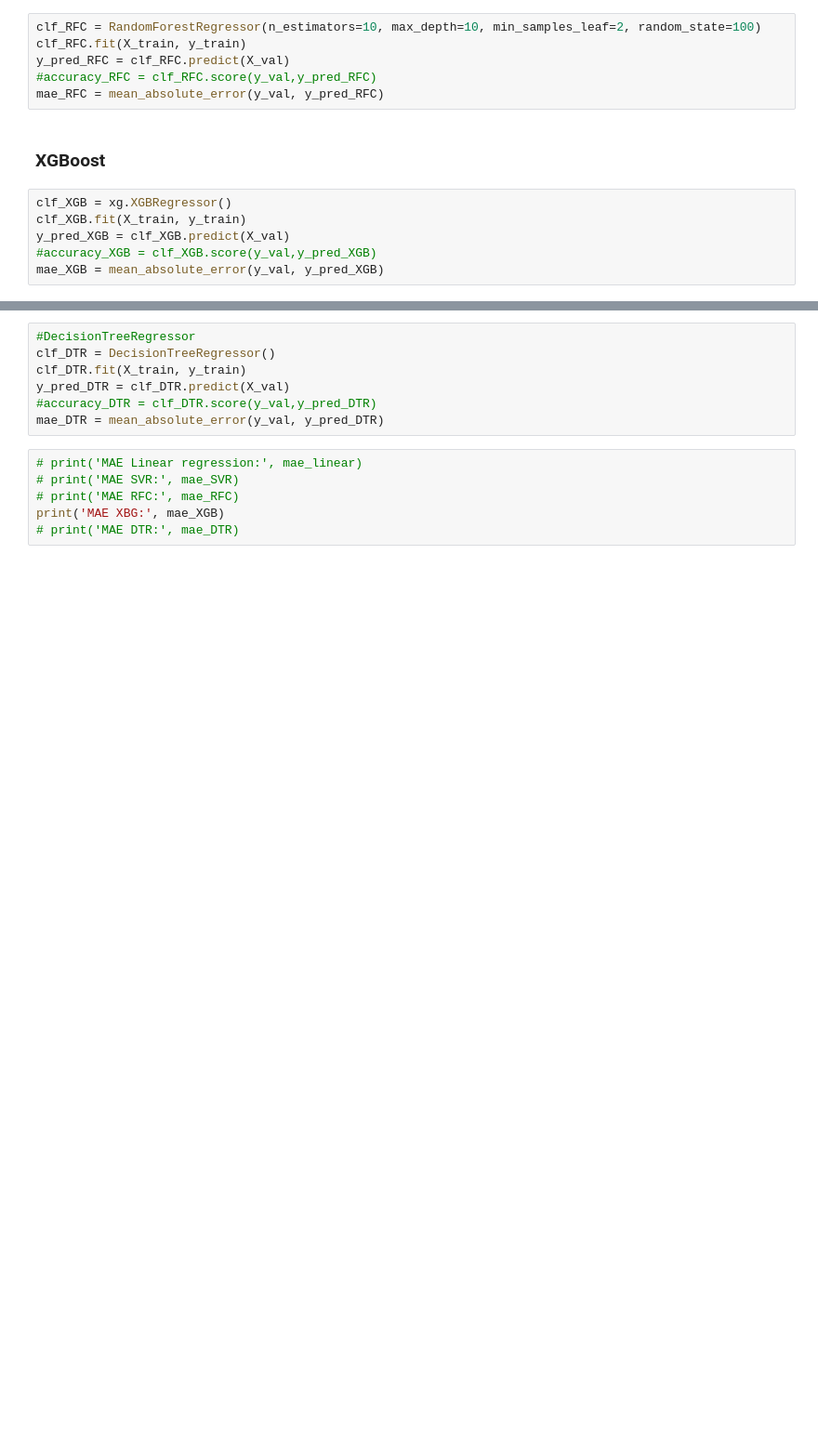
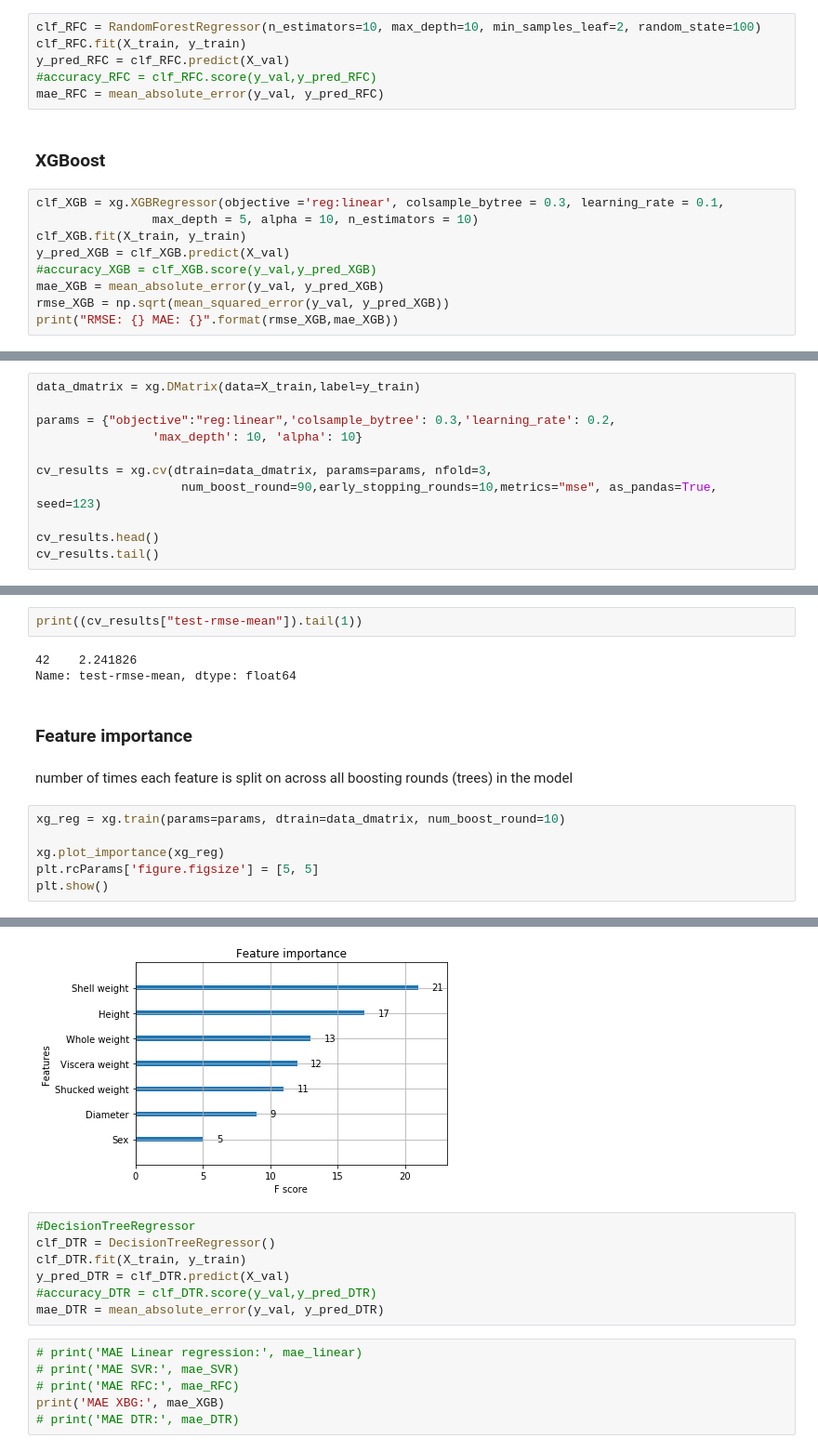
Before and after one commit to PatrykKerlin/jdsz2-wenus, a Jupyter notebook: projekt_ML/Projekt_ML.ipynb, the cells around one changed output, grey strips where cells are left out. Shown at 93% size. Cells and saved outputs as stored; diff of their text form; blank space fills up the shorter version.

```diff
--- a/projekt_ML/Projekt_ML.ipynb
+++ b/projekt_ML/Projekt_ML.ipynb
@@ -119,8 +191,11 @@ mae_RFC = mean_absolute_error(y_val, y_pred_RFC)
 # %% [markdown]
 ### XGBoost
 # %%
-clf_XGB = xg.XGBRegressor()
+clf_XGB = xg.XGBRegressor(objective ='reg:linear', colsample_bytree = 0.3, learning_rate = 0.1,
+                max_depth = 5, alpha = 10, n_estimators = 10)
 clf_XGB.fit(X_train, y_train)
 y_pred_XGB = clf_XGB.predict(X_val)
 #accuracy_XGB = clf_XGB.score(y_val,y_pred_XGB)
 mae_XGB = mean_absolute_error(y_val, y_pred_XGB)
+rmse_XGB = np.sqrt(mean_squared_error(y_val, y_pred_XGB))
+print("RMSE: {} MAE: {}".format(rmse_XGB,mae_XGB))
@@ -183,0 +266,11 @@ print(out)
+# %%
+data_dmatrix = xg.DMatrix(data=X_train,label=y_train)
+
+params = {"objective":"reg:linear",'colsample_bytree': 0.3,'learning_rate': 0.2,
+                'max_depth': 10, 'alpha': 10}
+
+cv_results = xg.cv(dtrain=data_dmatrix, params=params, nfold=3,
+                    num_boost_round=90,early_stopping_rounds=10,metrics="mse", as_pandas=True, seed=123)
+
+cv_results.head()
+cv_results.tail()
@@ -183,0 +279,16 @@ print(out)
+# %%
+print((cv_results["test-rmse-mean"]).tail(1))
+# %% [output]
+42    2.241826
+Name: test-rmse-mean, dtype: float64
+# %% [markdown]
+### Feature importance
+# %% [markdown]
+number of times each feature is split on across all boosting rounds (trees) in the model
+# %%
+xg_reg = xg.train(params=params, dtrain=data_dmatrix, num_boost_round=10)
+
+xg.plot_importance(xg_reg)
+plt.rcParams['figure.figsize'] = [5, 5]
+plt.show()
+# %% [output]
@@ -184,3 +305,4 @@ print(out)
+[figure, added]
 # %%
 #DecisionTreeRegressor
 clf_DTR = DecisionTreeRegressor()
```
Also changed, not shown: parts of 19 cells of this notebook.
